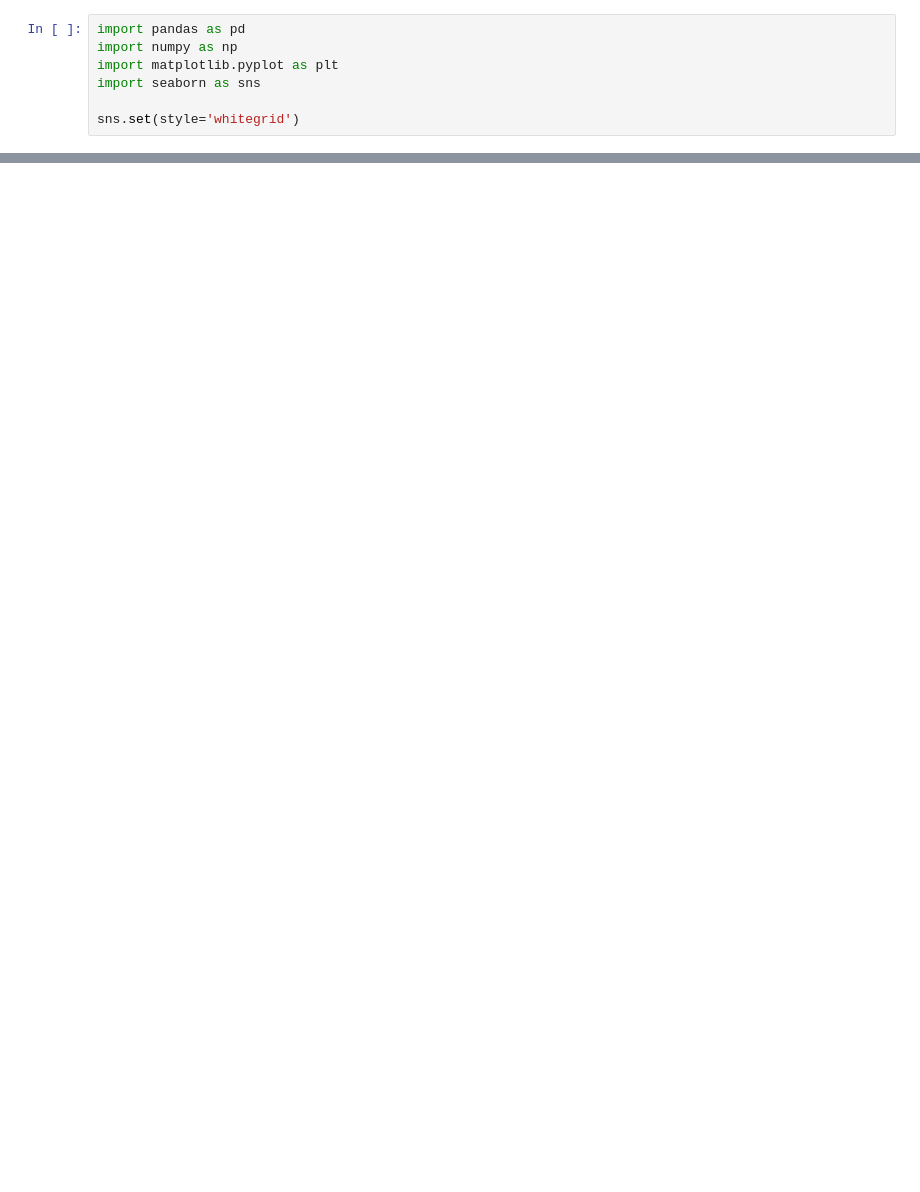
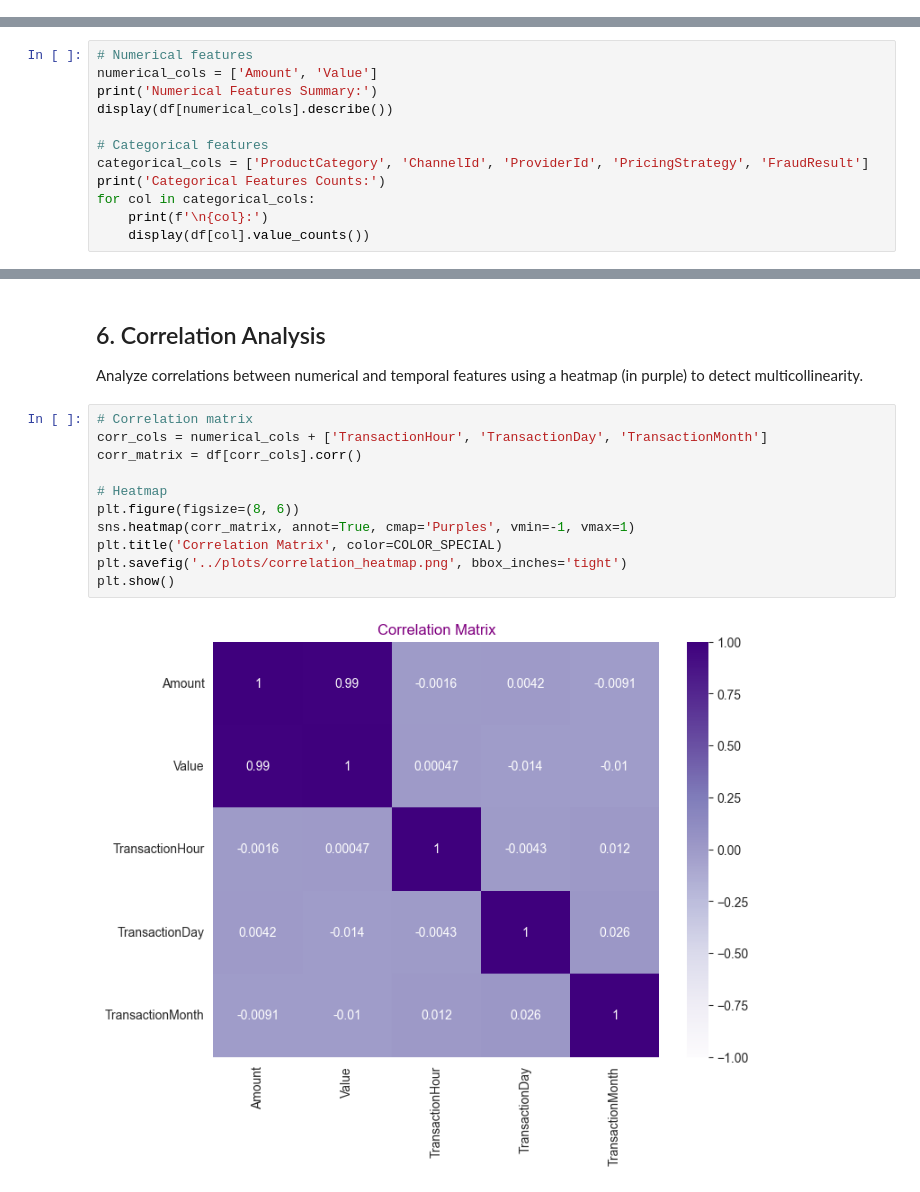
Before and after one commit to ruthina-27/credit-risk-scoring-model, a Jupyter notebook: notebooks/1.0-eda.ipynb, the cells around one changed output, grey strips where cells are left out. Cells and saved outputs as stored; diff of their text form; blank space fills up the shorter version.

```diff
--- a/notebooks/1.0-eda.ipynb
+++ b/notebooks/1.0-eda.ipynb
@@ -1,7 +0,0 @@
-# %%
-import pandas as pd
-import numpy as np
-import matplotlib.pyplot as plt
-import seaborn as sns
-
-sns.set(style='whitegrid')
@@ -73,0 +115,12 @@ for col in num_cols:
+# %%
+# Numerical features
+numerical_cols = ['Amount', 'Value']
+print('Numerical Features Summary:')
+display(df[numerical_cols].describe())
+
+# Categorical features
+categorical_cols = ['ProductCategory', 'ChannelId', 'ProviderId', 'PricingStrategy', 'FraudResult']
+print('Categorical Features Counts:')
+for col in categorical_cols:
+    print(f'\n{col}:')
+    display(df[col].value_counts())
@@ -73,0 +258,17 @@ for col in num_cols:
+# %% [markdown]
+## 6. Correlation Analysis
+
+Analyze correlations between numerical and temporal features using a heatmap (in purple) to detect multicollinearity.
+# %%
+# Correlation matrix
+corr_cols = numerical_cols + ['TransactionHour', 'TransactionDay', 'TransactionMonth']
+corr_matrix = df[corr_cols].corr()
+
+# Heatmap
+plt.figure(figsize=(8, 6))
+sns.heatmap(corr_matrix, annot=True, cmap='Purples', vmin=-1, vmax=1)
+plt.title('Correlation Matrix', color=COLOR_SPECIAL)
+plt.savefig('../plots/correlation_heatmap.png', bbox_inches='tight')
+plt.show()
+# %% [output]
+[figure, added]
```
Also changed, not shown: parts of 31 cells of this notebook, 23 other files.
